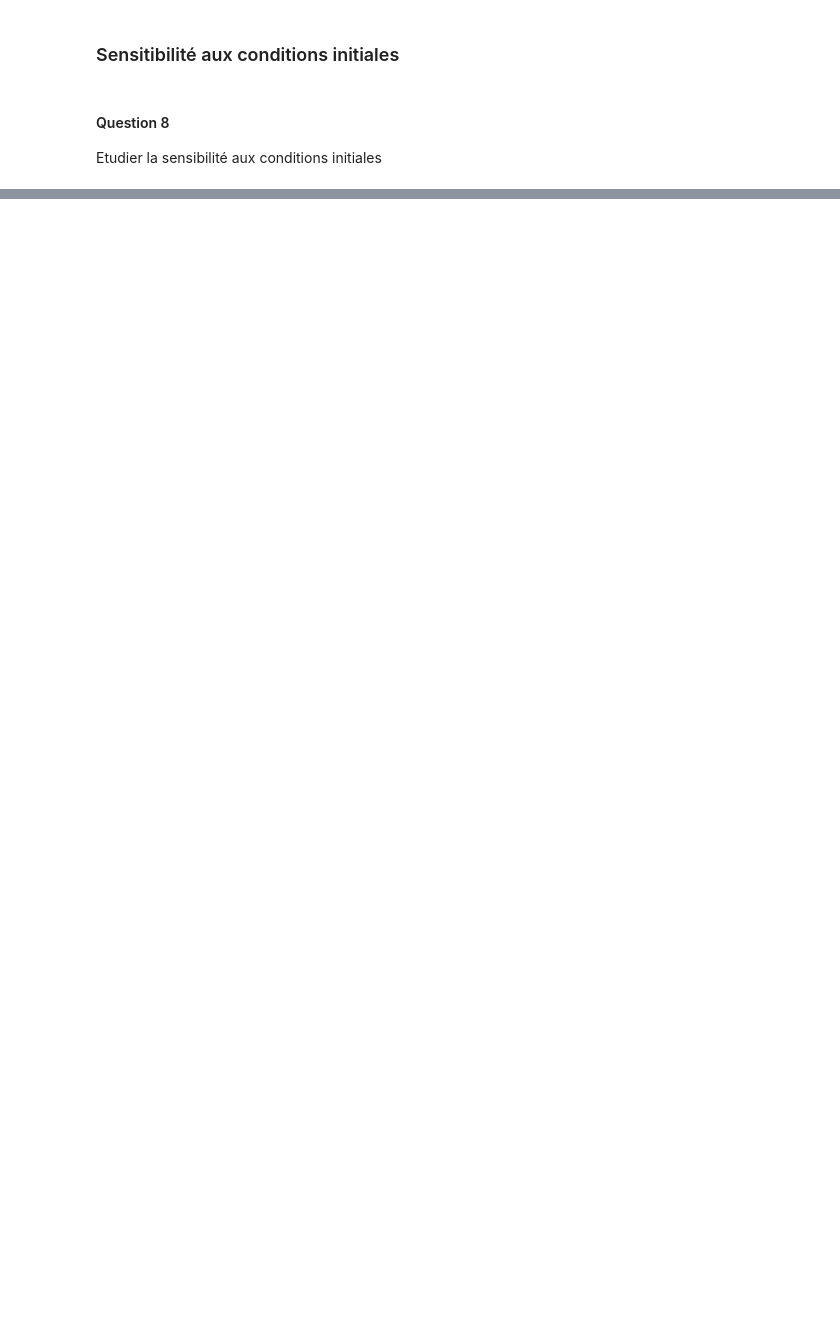
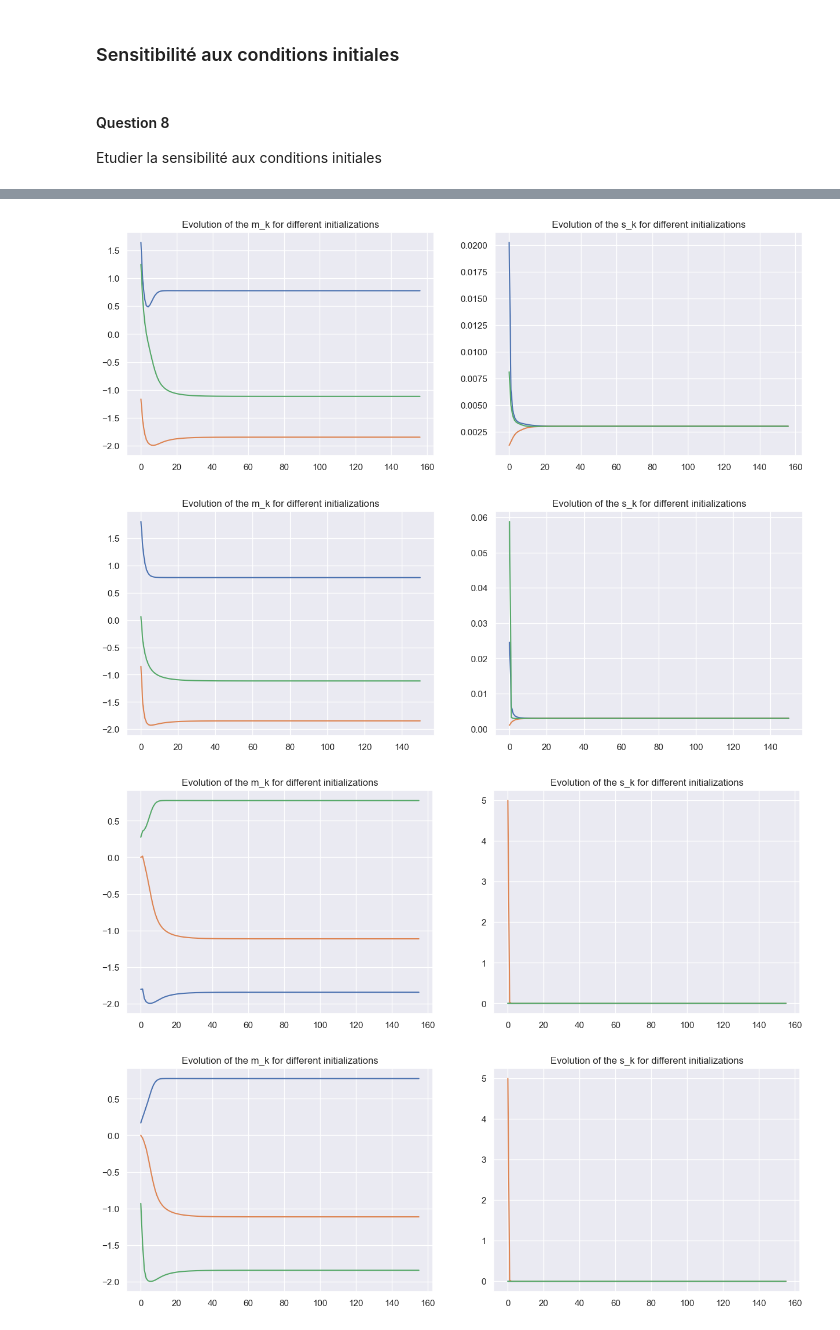
Before and after one commit to PolTibau/Statistique-Computationnelle, a Jupyter notebook: TP/TP8_VI_basics-stud.ipynb, the cells around one changed output, grey strips where cells are left out. Drawn from its saved outputs; the diff is of its cells as text; code cells hidden in the pictures; blank space fills up the shorter version.

```diff
--- a/TP/TP8_VI_basics-stud.ipynb
+++ b/TP/TP8_VI_basics-stud.ipynb
@@ -710,0 +904,19 @@ Etudier la sensibilité aux conditions initiales
+# %%
+#on regarde l'évolution des paramètres m_k et s_k au cours des itérations pour des initialisations différentes
+for _ in range(5):
+    fig, ax = plt.subplots(1,2, figsize=(15,5))
+    m = rng.normal(loc=_, scale=np.sqrt(8), size=3) # initial estimation of the means
+    s2 = rng.uniform(low=0.1, high=10, size=3)
+    #on initialise phi avec des valeurs différentes
+    phi = np.ones((len(X), K)) / K + rng.uniform(low=-0.1, high=0.1, size=(len(X), K))
+    _, m_est, s2_est = CAVI_mixture_Gaussian(X,m, s2, phi, sigma2)
+    ax[0].plot(m_est)
+    ax[1].plot(s2_est)
+    ax[0].set_title("Evolution of the m_k for different initializations")
+    ax[1].set_title("Evolution of the s_k for different initializations")
+    plt.show()
+# %% [output]
+[figure, added]
+[figure, added]
+[figure, added]
+[figure, added]
```
Also changed, not shown: parts of 8 cells of this notebook.
